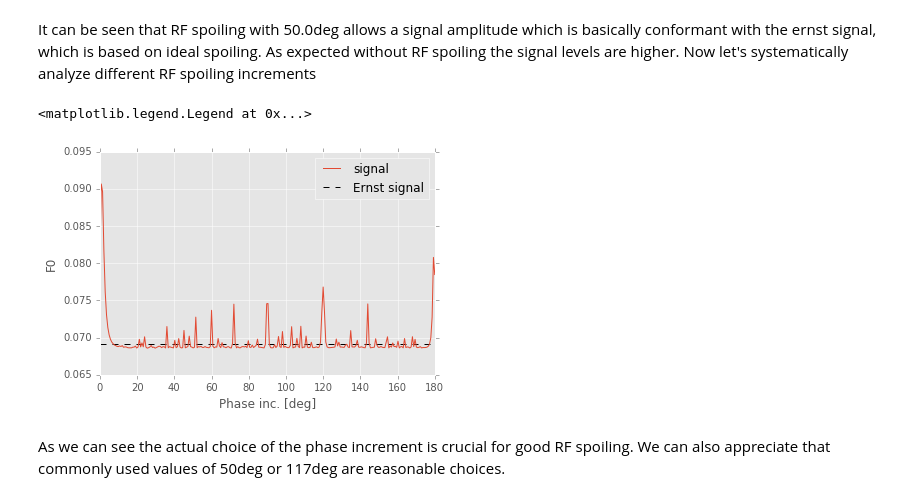
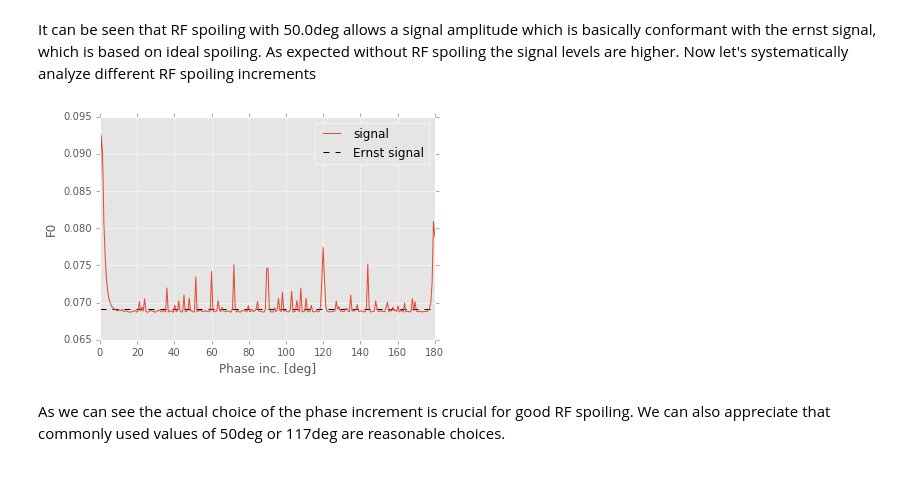
Before and after one commit to brennerd11/EpyG, a Jupyter notebook: EpyG/examples/Usage.ipynb, the cells around one changed output. Saved outputs shown, nothing was run; the diff lists cells and outputs as text; code cells hidden in the pictures.

```diff
--- a/EpyG/examples/Usage.ipynb
+++ b/EpyG/examples/Usage.ipynb
@@ -86,6 +87,6 @@ TR=10.0
 T1=1000.0
 T2=100.0
 
-E = epg.Epsilon(TR_over_T1=TR/T1, TR_over_T2=TR/T2, name="Relaxation")
+E = operators.Epsilon(TR_over_T1=TR/T1, TR_over_T2=TR/T2, name="Relaxation")
 E
 # %% [output]
@@ -100,7 +101,7 @@ E*phase_graph
 # %% [markdown]
 We can see how the transverse magnetisation decays and how the longitudinal magnetisation regrows in the Z_0 state. Those operations constitue a basic gradient echo experiment where the signal corresponds to the magnitude of the F0 state after the RF pulse. To facilitate signal detecion an Observer exists that can record magnetisation states (does not alter epg state, just for convenience)
 # %%
-O = epg.Observer(F_states=(0,), Z_states=(0,), name="ADC")
+O = operators.Observer(f_states=(0,), z_states=(0,), name="ADC")
 O
 # %% [output]
 Observer
@@ -109,8 +110,8 @@ Observer
 # %% [markdown]
 To allow for easier application operators can be grouped to a *CompositeOperator*. We use this now to simulate a (non RF spoiled) GRE sequence. For this purpose we also utilize a redued flip angle of 10deg to have a usable signal.
 # %%
-T_small = epg.Transform(alpha=np.deg2rad(10.0), phi=0.0, name="Low Tip Excitation")
-c = epg.CompositeOperator(T_small,O,S,E,name="GRE")
+T_small = operators.Transform(alpha=np.deg2rad(10.0), phi=0.0, name="Low Tip Excitation")
+c = operators.CompositeOperator(T_small,O,S,E,name="GRE")
 c
 # %% [output]
 CompositeOperator name=GRE count=0
@@ -164,24 +165,24 @@ $$
 where $\theta$ is phase increment that needs to be determined numerically. Common values are 50deg and 117deg. To handle this the phase of the Transform operator coud be updated each iteration. Alternatively a ready made Operator for RF spoiling is availble.
 # %%
 alpha = 10.0  # Flip angle
-N = 512  # Number of pulses
+N = 256  # Number of pulses
 T1 = 1000.0
 T2 = 150.0
 TR = 10.0
 phinc = deg2rad(50.0)
 
 # The Operators - we reuse S from above
-T = epg.PhaseIncrementedTransform(alpha=np.deg2rad(alpha), phi=0.0, linear_phase_inc=0.0, name="Excite")
-Trf = epg.PhaseIncrementedTransform(alpha=np.deg2rad(alpha), phi=0.0, linear_phase_inc=phinc, name="RFSpoiled_Excite")
+T = operators.PhaseIncrementedTransform(alpha=np.deg2rad(alpha), phi=0.0, linear_phase_inc=0.0, name="Excite")
+Trf = operators.PhaseIncrementedTransform(alpha=np.deg2rad(alpha), phi=0.0, linear_phase_inc=phinc, name="RFSpoiled_Excite")
 
 # Very rapid transverse relaxation for now
-E_fast = epg.Epsilon(TR_over_T1=TR/T1, TR_over_T2=TR/T2)
+E_fast = operators.Epsilon(TR_over_T1=TR/T1, TR_over_T2=TR/T2)
 
-O_spoil = epg.Observer(F_states=(0,1,-1), Z_states=(0,))
-O_nospoil = epg.Observer(F_states=(0,1,-1), Z_states=(0,))
+O_spoil = operators.Observer(f_states=(0,1,-1), z_states=(0,))
+O_nospoil = operators.Observer(f_states=(0,1,-1), z_states=(0,))
 
-cspoil = epg.CompositeOperator(E_fast,S,O_spoil,Trf)
-cnospoil = epg.CompositeOperator(E_fast,S,O_nospoil,T)
+cspoil = operators.CompositeOperator(E_fast,S,O_spoil,Trf)
+cnospoil = operators.CompositeOperator(E_fast,S,O_nospoil,T)
 
 # The EPGs
 nospoil_graph = epg.EpyG(initial_size=256, m0=1.0)
@@ -230,28 +234,27 @@ It can be seen that RF spoiling with 50.0deg allows a signal amplitude which is
 # %%
 nincs = 256
 steady_state_amplitudes = []
 incs = linspace(0.0,180.0,nincs)
 
 for inc in incs:
-    T_phinc = epg.PhaseIncrementedTransform(alpha=np.deg2rad(alpha), phi=0.0, linear_phase_inc=deg2rad(inc), name="Excite")
-    O_phinc = epg.Observer(F_states=(0,), Z_states=())
-    c_rfinc = epg.CompositeOperator(epg.CompositeOperator(E_fast,S,O_phinc,T_phinc))
+    T_phinc = operators.PhaseIncrementedTransform(alpha=np.deg2rad(alpha), phi=0.0, linear_phase_inc=deg2rad(inc), name="Excite")
+    O_phinc = operators.Observer(f_states=(0,), z_states=())
+    c_rfinc = operators.CompositeOperator(E_fast,S,O_phinc,T_phinc)
 
     phinc_graph = epg.EpyG(initial_size=256, m0=1.0)
 
     for i in range(N):
         c_rfinc*phinc_graph
-    steady_state_amplitudes.append(O_phinc.get_F(0)[-1])
+    steady_state_amplitudes.append(O_phinc.get_f(0)[-1])
 
 steady_state_amplitudes = np.abs(steady_state_amplitudes)
 
 plot(incs, steady_state_amplitudes, label='signal')
 hlines(ernst_sig, 0, np.max(incs), 'k', '--', label='Ernst signal')
 xlabel("Phase inc. [deg]")
 ylabel("F0")
 legend();
 # %% [output]
-<matplotlib.legend.Legend at 0x...>
-[figure, old version]
+[figure, new version]
 # %% [markdown]
 As we can see the actual choice of the phase increment is crucial for good RF spoiling. We can also appreciate that commonly used values of 50deg or 117deg are reasonable choices.
```
Also changed, not shown: parts of 14 cells of this notebook, 3 other files.
